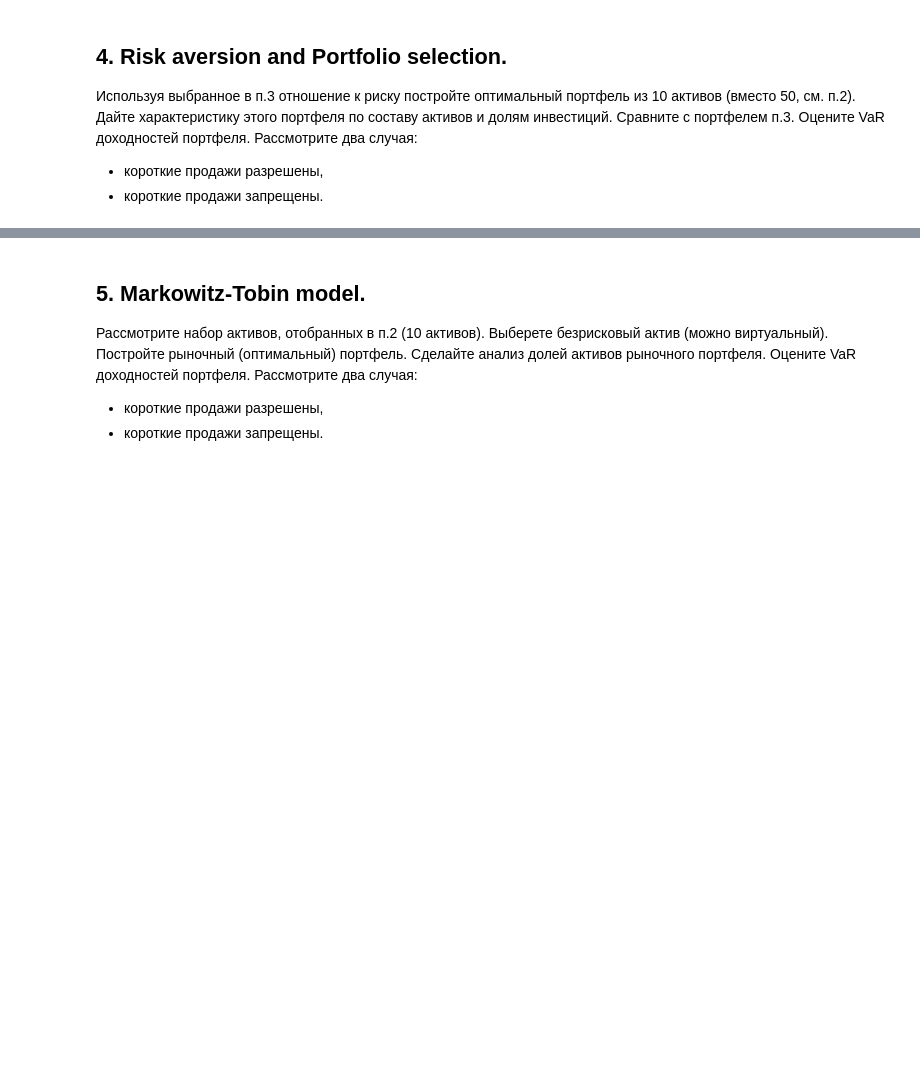
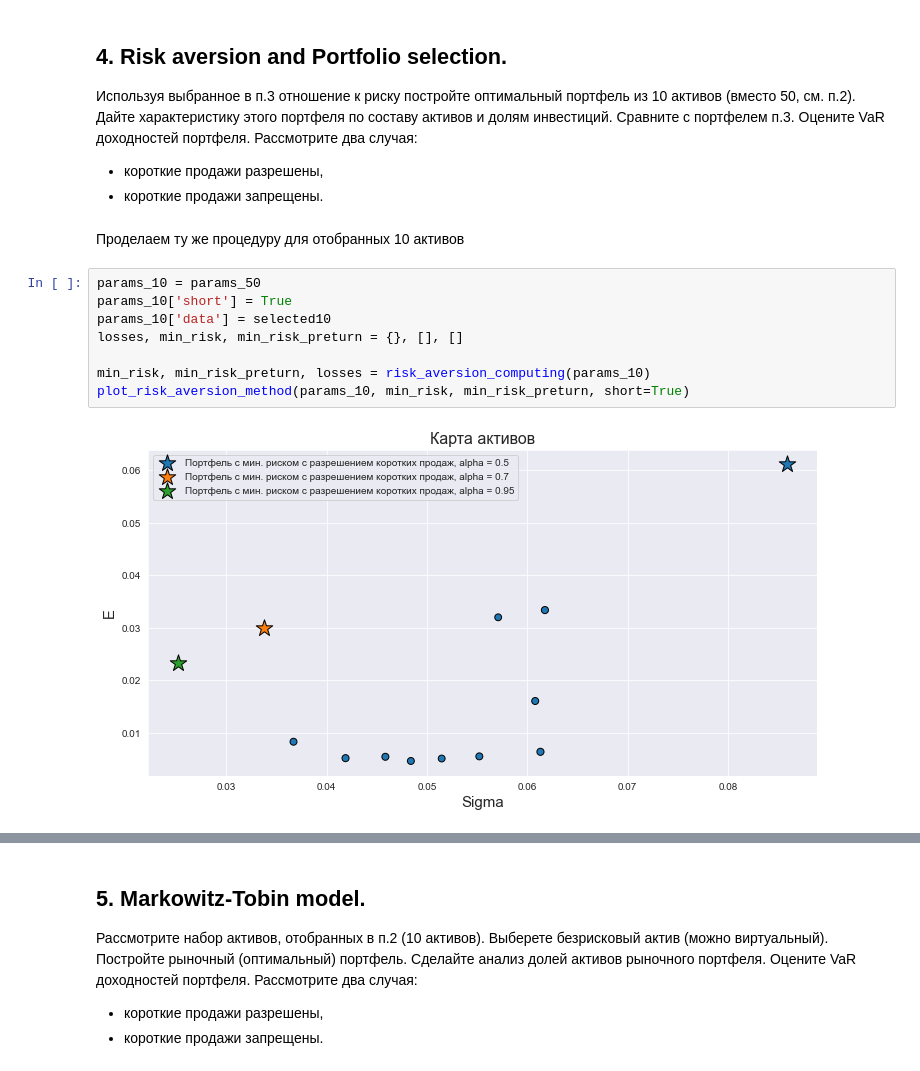
Before and after one commit to CodeSopranos/lab-2-financial-operations, a Jupyter notebook: report.ipynb, the cells around one changed output, grey strips where cells are left out. Cells and saved outputs as stored; diff of their text form; blank space fills up the shorter version.

```diff
--- a/report.ipynb
+++ b/report.ipynb
@@ -372,3 +492,15 @@ plt.show()
 
   - короткие продажи разрешены,
   - короткие продажи запрещены.
+# %% [markdown]
+Проделаем ту же процедуру для отобранных 10 активов
+# %%
+params_10 = params_50
+params_10['short'] = True
+params_10['data'] = selected10
+losses, min_risk, min_risk_preturn = {}, [], []
+
+min_risk, min_risk_preturn, losses = risk_aversion_computing(params_10)
+plot_risk_aversion_method(params_10, min_risk, min_risk_preturn, short=True)
+# %% [output]
+[figure, added]
```
Also changed, not shown: parts of 18 cells of this notebook.
